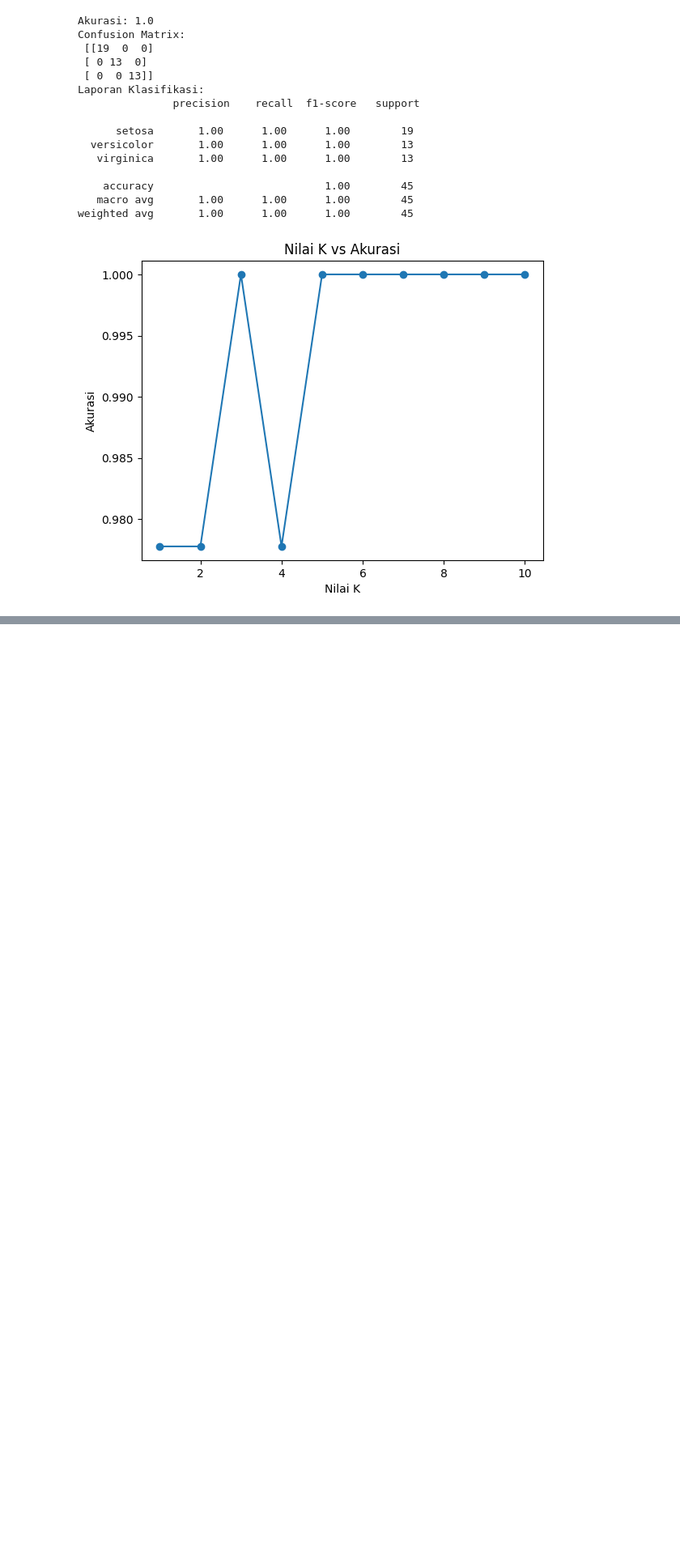
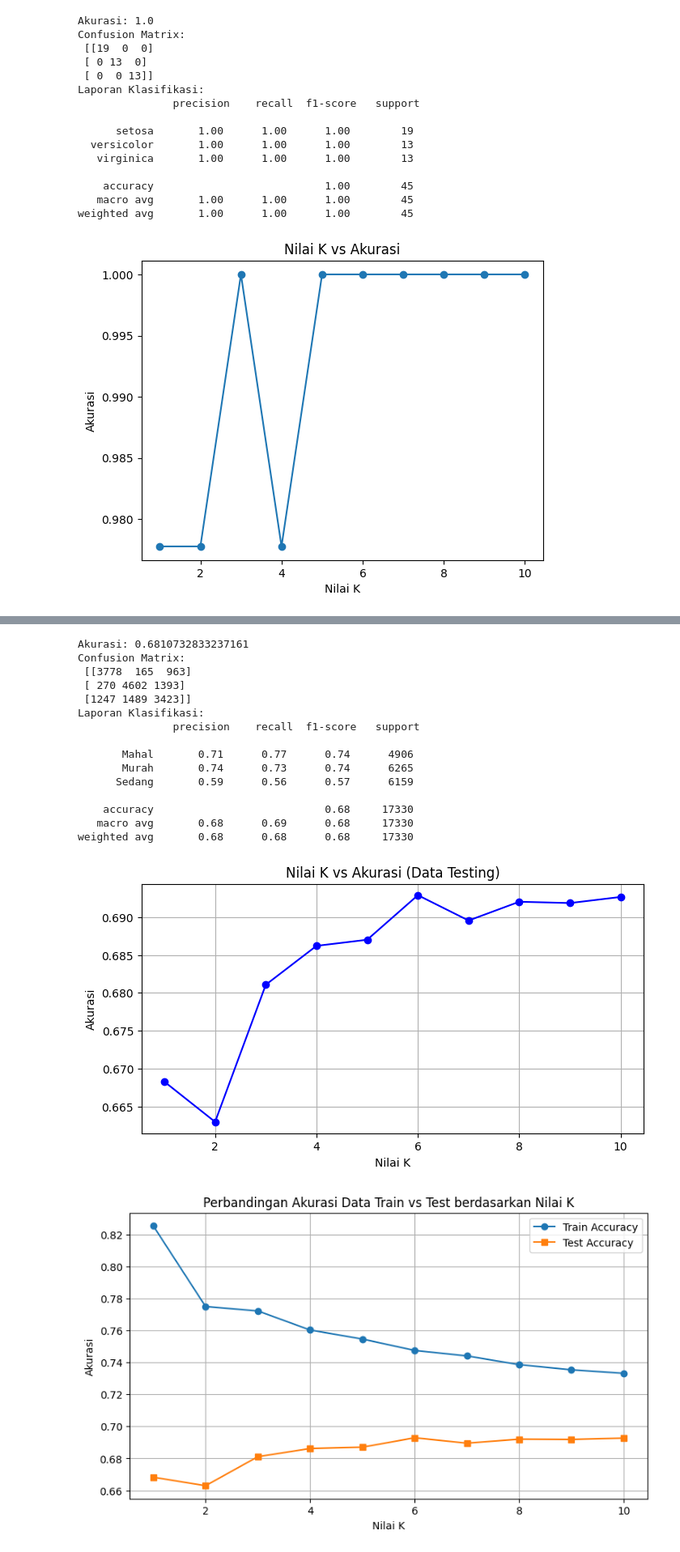
Before and after one commit to m1Febriansyah/244107020199-ML-12, a Jupyter notebook: JS09Praktikum1.ipynb, the cells around one changed output, grey strips where cells are left out. Shown at 81% size. Cells and saved outputs as stored; diff of their text form; code cells hidden in the pictures; blank space fills up the shorter version.

```diff
--- a/JS09Praktikum1.ipynb
+++ b/JS09Praktikum1.ipynb
@@ -106,0 +176,67 @@ for k in range(1, 11):
+# %%
+from sklearn.neighbors import KNeighborsClassifier
+
+# Tentukan nilai K (misalnya 3)
+knn = KNeighborsClassifier(n_neighbors=3)
+
+# Latih model
+knn.fit(X_train, y_train)
+
+from sklearn.metrics import accuracy_score, confusion_matrix, classification_report
+
+y_pred = knn.predict(X_test)
+print("Akurasi:", accuracy_score(y_test, y_pred))
+print("Confusion Matrix:\n", confusion_matrix(y_test, y_pred))
+print("Laporan Klasifikasi:\n", classification_report(y_test, y_pred))
+
+# Evaluasi setiap nilai k dari 1 hingga 10 pada data testing
+acc = []
+for k in range(1, 11):
+    model = KNeighborsClassifier(n_neighbors=k)
+    model.fit(X_train, y_train)
+    acc.append(model.score(X_test, y_test))
+
+plt.figure(figsize=(8, 4))
+plt.plot(range(1, 11), acc, marker='o', color='b')
+plt.title('Nilai K vs Akurasi (Data Testing)')
+plt.xlabel('Nilai K')
+plt.ylabel('Akurasi')
+plt.grid(True)
+plt.show()
+
+# Perbandingan akurasi Train vs Test untuk setiap nilai k
+acc_train = []
+acc_test = []
+for k in range(1, 11):
+    model = KNeighborsClassifier(n_neighbors=k)
+    model.fit(X_train, y_train)
+    acc_train.append(model.score(X_train, y_train))
+    acc_test.append(model.score(X_test, y_test))
+
+plt.figure(figsize=(9, 5))
+plt.plot(range(1, 11), acc_train, marker='o', label='Train Accuracy')
+plt.plot(range(1, 11), acc_test, marker='s', label='Test Accuracy')
+plt.title('Perbandingan Akurasi Data Train vs Test berdasarkan Nilai K')
+plt.xlabel('Nilai K')
+plt.ylabel('Akurasi')
+plt.legend()
+plt.grid(True)
+plt.show()
+# %% [output]
+Akurasi: 0.6810732833237161
+Confusion Matrix:
+ [[3778  165  963]
+ [ 270 4602 1393]
+ [1247 1489 3423]]
+Laporan Klasifikasi:
+               precision    recall  f1-score   support
+
+       Mahal       0.71      0.77      0.74      4906
+       Murah       0.74      0.73      0.74      6265
+      Sedang       0.59      0.56      0.57      6159
+
+    accuracy                           0.68     17330
+   macro avg       0.68      0.69      0.68     17330
+weighted avg       0.68      0.68      0.68     17330
+[figure, added]
+[figure, added]
```
Also changed, not shown: parts of 3 cells of this notebook.
